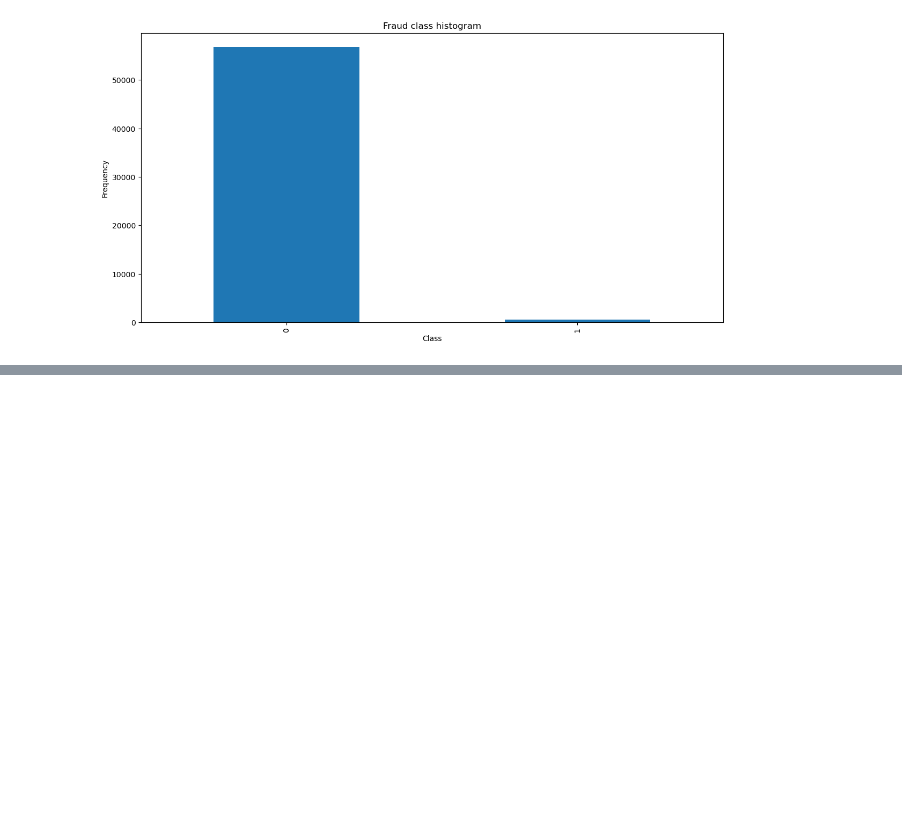
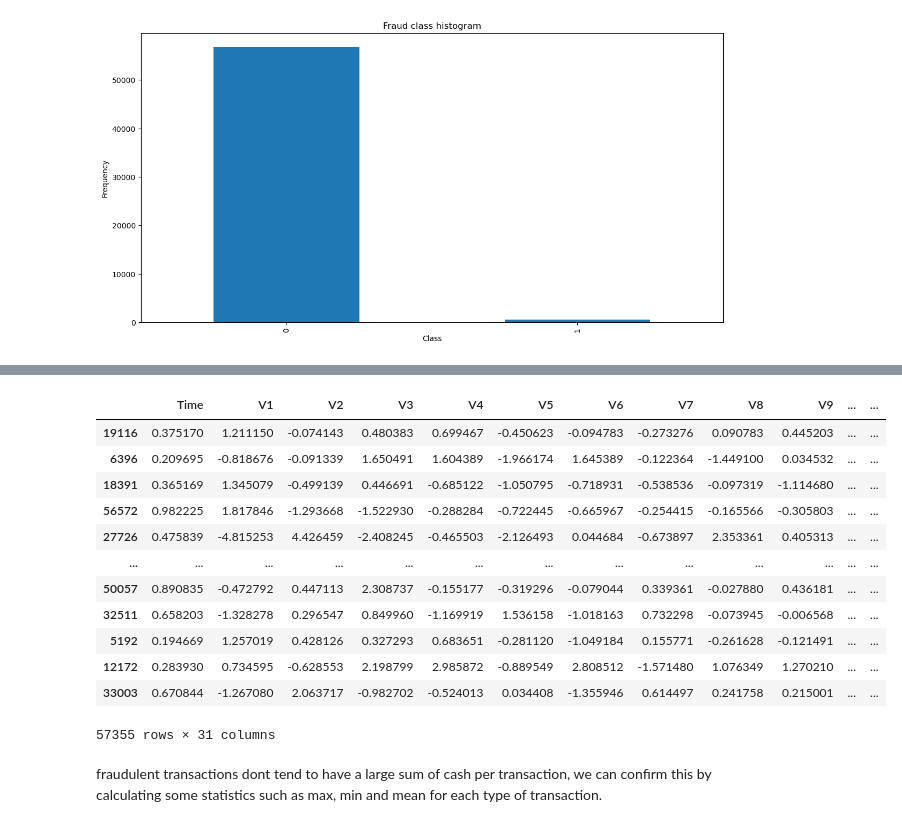
Before and after one commit to VaderSame/credit-card-fraud-detection-pytorch, a Jupyter notebook: Project2-200543129_Semal_Shastri.ipynb, the cells around one changed output, grey strips where cells are left out. Cells and saved outputs as stored; diff of their text form; code cells hidden in the pictures; blank space fills up the shorter version.

```diff
--- a/Project2-200543129_Semal_Shastri.ipynb
+++ b/Project2-200543129_Semal_Shastri.ipynb
@@ -136 +136,18 @@ df_new.head()
+# %%
+new_df = new_df.sample(frac=1, random_state=1)
+new_df
+# %% [output]
+|  | Time | V1 | V2 | V3 | V4 | V5 | V6 | V7 | V8 | V9 | ... | ... |
+| 19116 | 0.375170 | 1.211150 | -0.074143 | 0.480383 | 0.699467 | -0.450623 | -0.094783 | -0.273276 | 0.090783 | 0.445203 | ... | ... |
+| 6396 | 0.209695 | -0.818676 | -0.091339 | 1.650491 | 1.604389 | -1.966174 | 1.645389 | -0.122364 | -1.449100 | 0.034532 | ... | ... |
+| 18391 | 0.365169 | 1.345079 | -0.499139 | 0.446691 | -0.685122 | -1.050795 | -0.718931 | -0.538536 | -0.097319 | -1.114680 | ... | ... |
+| 56572 | 0.982225 | 1.817846 | -1.293668 | -1.522930 | -0.288284 | -0.722445 | -0.665967 | -0.254415 | -0.165566 | -0.305803 | ... | ... |
+| 27726 | 0.475839 | -4.815253 | 4.426459 | -2.408245 | -0.465503 | -2.126493 | 0.044684 | -0.673897 | 2.353361 | 0.405313 | ... | ... |
+| ... | ... | ... | ... | ... | ... | ... | ... | ... | ... | ... | ... | ... |
+| 50057 | 0.890835 | -0.472792 | 0.447113 | 2.308737 | -0.155177 | -0.319296 | -0.079044 | 0.339361 | -0.027880 | 0.436181 | ... | ... |
+| 32511 | 0.658203 | -1.328278 | 0.296547 | 0.849960 | -1.169919 | 1.536158 | -1.018163 | 0.732298 | -0.073945 | -0.006568 | ... | ... |
+| 5192 | 0.194669 | 1.257019 | 0.428126 | 0.327293 | 0.683651 | -0.281120 | -1.049184 | 0.155771 | -0.261628 | -0.121491 | ... | ... |
+| 12172 | 0.283930 | 0.734595 | -0.628553 | 2.198799 | 2.985872 | -0.889549 | 2.808512 | -1.571480 | 1.076349 | 1.270210 | ... | ... |
+| 33003 | 0.670844 | -1.267080 | 2.063717 | -0.982702 | -0.524013 | 0.034408 | -1.355946 | 0.614497 | 0.241758 | 0.215001 | ... | ... |
+57355 rows × 31 columns
 # %%
@@ -157,5 +174,7 @@ layout = dict(title = 'Amount of fraudulent transactions',
          )
 fig = dict(data=data, layout=layout)
 iplot(fig, filename='fraud-amount')
+# %% [markdown]
+fraudulent transactions dont tend to have a large sum of cash per transaction, we can confirm this by calculating some statistics such as max, min and mean for each type of transaction.
 # %%
 # split data into training and testing
```
Also changed, not shown: parts of 19 cells of this notebook.
